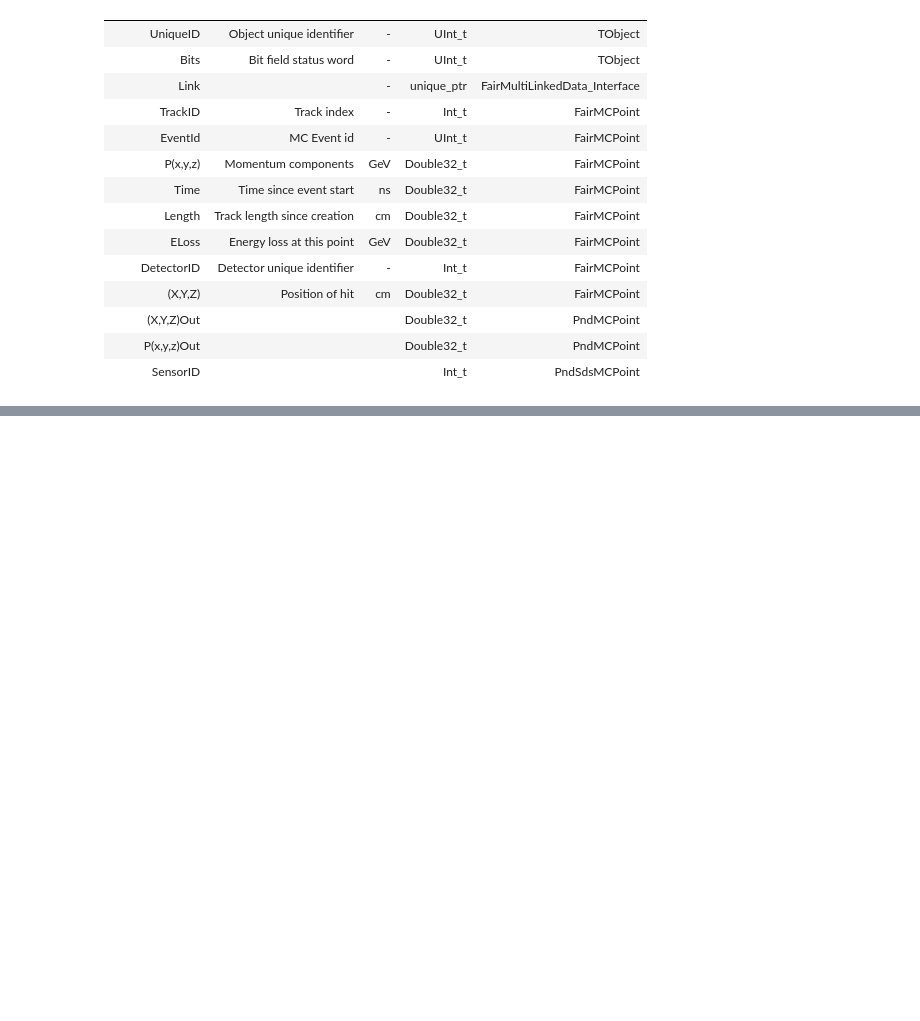
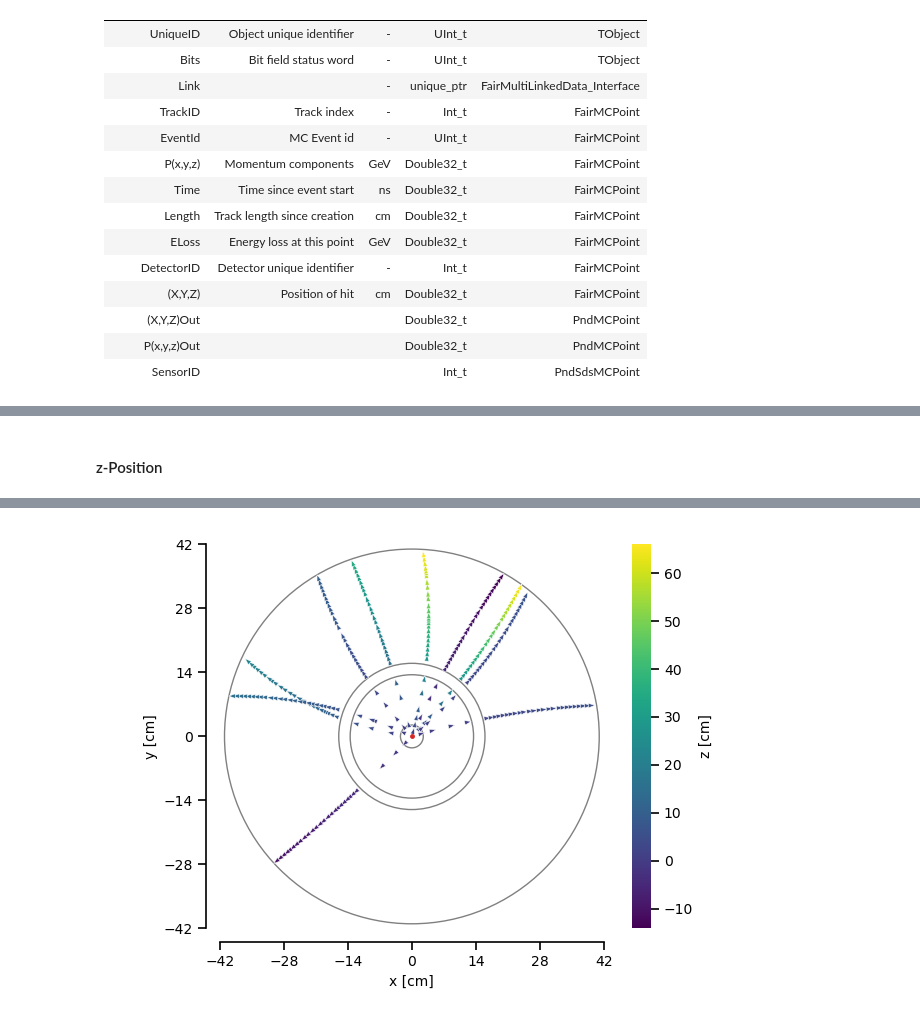
Before and after one commit to ai4fair/pandaml, a Jupyter notebook: visualization/notebooks/plot_sim.ipynb, the cells around one changed output, grey strips where cells are left out. Cells and saved outputs as stored; diff of their text form; code cells hidden in the pictures; blank space fills up the shorter version.

Commit message:
Finished plots for the MVD and STT MC Points

```diff
--- a/visualization/notebooks/plot_sim.ipynb
+++ b/visualization/notebooks/plot_sim.ipynb
@@ -1002,0 +228,79 @@ plt.show()
+# %% [markdown]
+
+#### z-Position
+# %%
+# find out what the maximum and minimum z values are
+z_coords = np.concatenate((stt_z, mvd_z))
+min_z = np.min(z_coords)
+print("Min z: ", np.min(z_coords), " cm")
+max_z = np.max(z_coords)
+print("Max z: ", np.max(z_coords), " cm")
+
+# Create a normalization object
+zNorm = mcolors.Normalize(vmin=min_z, vmax=max_z)
+
+fig = plt.figure()
+ax = fig.add_subplot()
+
+# Plot the IP
+plt.plot(0,0,marker='.',ms=5, color='tab:red')
+
+# Plot the inner and outer MVD radii
+mvdInner = patches.Circle((0,0), radius=2.5, color='gray', fill=False)
+ax.add_patch(mvdInner)
+
+mvdOuter = patches.Circle((0,0), radius=13.5, color='gray', fill=False)
+ax.add_patch(mvdOuter)
+
+# Plot the inner and outer STT radii
+sttInner = patches.Circle((0,0), radius=16.0, color='gray', fill=False)
+ax.add_patch(sttInner)
+
+sstOuter = patches.Circle((0,0), radius=41.0, color='gray', fill=False)
+ax.add_patch(sstOuter)
+
+# plot the STT & MVD MC points as arrows with the arrow direction being the momentum direction and the
+# color representing the z coordinate
+plt.quiver(stt_x, stt_y, stt_normPx, stt_normPy, stt_z, pivot='mid', cmap='viridis', scale=0.7, scale_units='xy', angles='xy',
+           units='xy', norm=zNorm, lw=0.4, edgecolor='white', headwidth=3.5, headlength=5, headaxislength=5, minlength=0.001)
+plt.quiver(mvd_x, mvd_y, mvd_normPx, mvd_normPy, mvd_z, pivot='mid', cmap='viridis', scale=0.7, scale_units='xy', angles='xy',
+           units='xy', norm=zNorm, lw=0.4, edgecolor='white', headwidth=3.5, headlength=5, headaxislength=5, minlength=0.001)
+
+# Set the axis labels and limits
+plt.xlabel("x [cm]")
+plt.xlim(-42, 42)
+plt.ylabel("y [cm]")
+plt.ylim(-42, 42)
+
+# Set the ticks positions to match the data range
+x_ticks = np.linspace(-42, 42, num=7)
+y_ticks = np.linspace(-42, 42, num=7)
+ax.set_xticks(x_ticks)
+ax.set_yticks(y_ticks)
+ax.tick_params(length=6,width=1.2)
+
+# Set the aspect ratio to be equal
+plt.gca().set_aspect('equal')
+
+# Add and format the color bar
+cbar = plt.colorbar(label="z [cm]")
+cbar.outline.set_visible(False)
+cbar.ax.yaxis.set_tick_params(length=6,width=1.2)
+
+ax.spines['top'].set_visible(False)
+ax.spines['right'].set_visible(False)
+ax.spines['left'].set_position(('outward', 10))
+ax.spines['bottom'].set_position(('outward', 10))
+ax.spines['left'].set_linewidth(1.2)
+ax.spines['bottom'].set_linewidth(1.2)
+
+fig.tight_layout()
+
+imgPath = imagePath + "/sim/" + projectName + "_xyProjection_" + str(eventNumber)
+
+print("Saving png image to: ", imgPath+".png")
+plt.savefig(imgPath+".png", dpi=300, bbox_inches='tight')
+
+print("Saving pdf image to: ", imgPath+".pdf")
+plt.savefig(imgPath+".pdf", dpi=300, bbox_inches='tight')
+# %% [output]
@@ -1002,0 +311 @@ plt.show()
+[figure, added]
```
Also changed, not shown: parts of 73 cells of this notebook.
